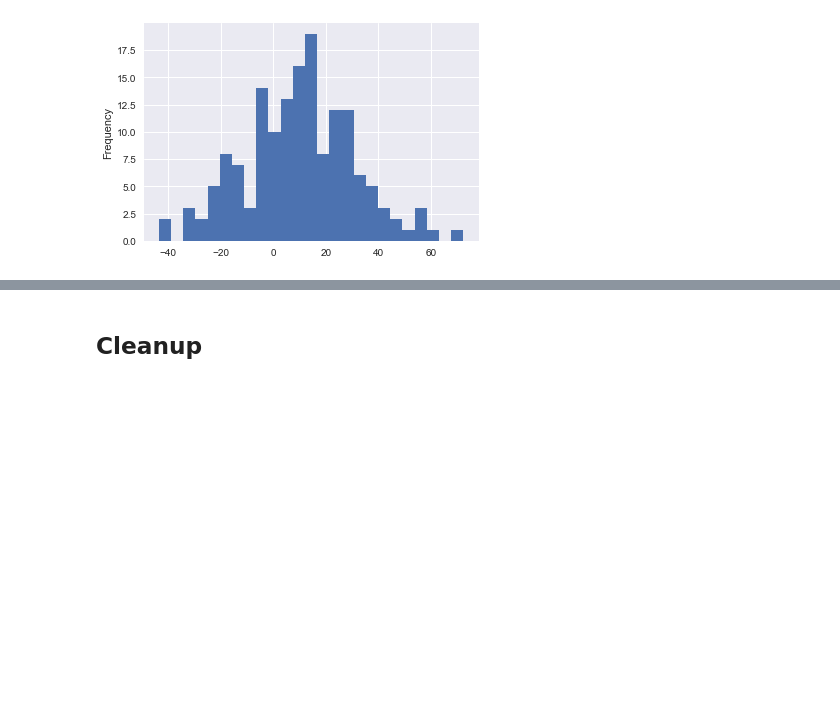
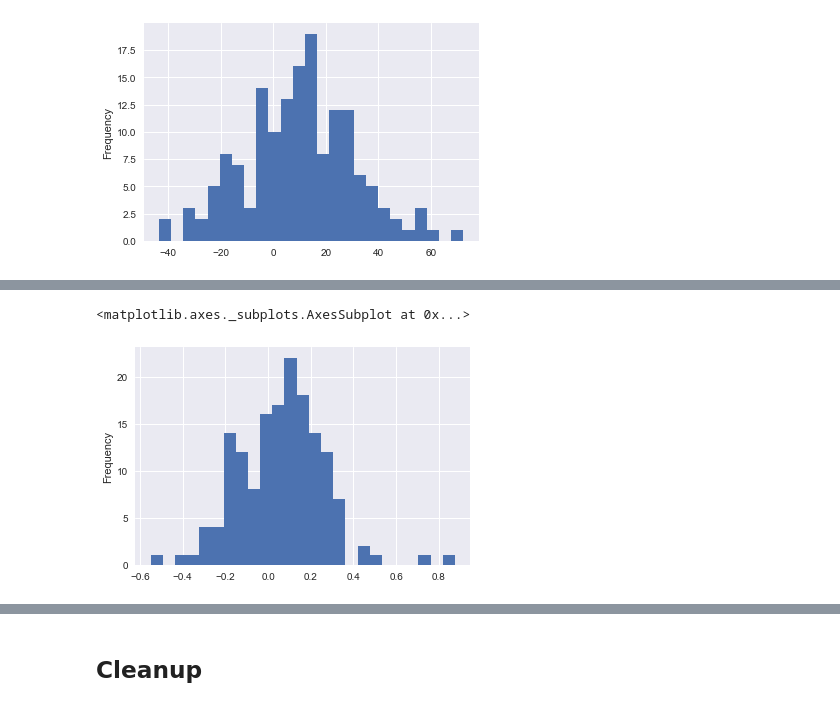
Before and after one commit to chudzikr/Springboard_Capstone1, a Jupyter notebook: code/EDA_diffdata.ipynb, the cells around one changed output, grey strips where cells are left out. Cells and saved outputs as stored; diff of their text form; code cells hidden in the pictures; blank space fills up the shorter version.

```diff
--- a/code/EDA_diffdata.ipynb
+++ b/code/EDA_diffdata.ipynb
@@ -176,0 +223,6 @@ dtype: object
+# %%
+# Rucks Won %
+df.Ruck_Win_pct_Diff.plot('hist', bins=25)
+# %% [output]
+<matplotlib.axes._subplots.AxesSubplot at 0x...>
+[figure, added]
```
Also changed, not shown: parts of 31 cells of this notebook.
